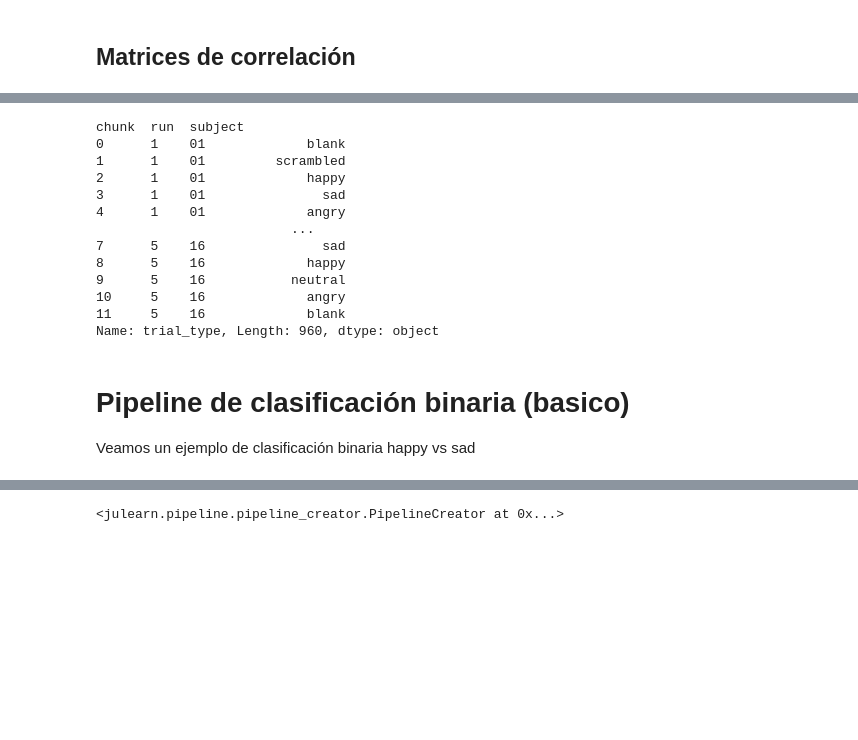
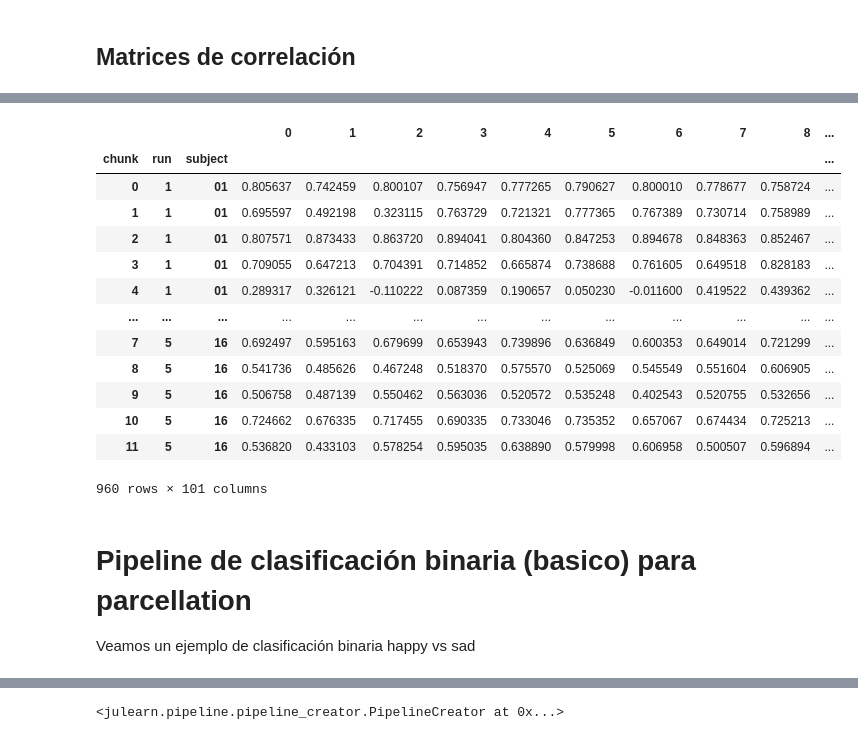
Before and after one commit to nicomastro/NeuroEmotions, a Jupyter notebook: notebooks/fc_analysis.ipynb, the cells around one changed output, grey strips where cells are left out. Drawn from its saved outputs; the diff is of its cells as text; code cells hidden in the pictures; blank space fills up the shorter version.

Commit message:
Update ml pipeline, all models

```diff
--- a/notebooks/fc_analysis.ipynb
+++ b/notebooks/fc_analysis.ipynb
@@ -59,3 +60,11 @@ plotting.plot_matrix(
+# %%
+def mean_corr(fc):
+    lower_corr = np.zeros((100,100))
+    lower_ix = np.tril_indices(100)
+    lower_corr[lower_ix] = fc
+    corr =  lower_corr.T + lower_corr - np.eye(100)
+    a = np.mean(corr,0)
+    return a
 # %%
 emos = ["happy", "sad", "angry", "neutral"]
 df_trial_type = None
@@ -71,21 +74,26 @@ for nruns in range(1,6):
+# %%
+# Mean correlation por columna de cada matriz
+final_df = pd.DataFrame(df_parcellation.apply(mean_corr, axis=1).to_list(), df_parcellation.index)
 # %%
-df_parcellation["trial_type"] = pd.concat([df_trial_type] * 16).values
+final_df["trial_type"] = pd.concat([df_trial_type] * 16).values
+final_df
 # %% [output]
+|  |  |  | 0 | 1 | 2 | 3 | 4 | 5 | 6 | 7 | 8 | ... |
+| chunk | run | subject |  |  |  |  |  |  |  |  |  | ... |
+| 0 | 1 | 01 | 0.805637 | 0.742459 | 0.800107 | 0.756947 | 0.777265 | 0.790627 | 0.800010 | 0.778677 | 0.758724 | ... |
+| 1 | 1 | 01 | 0.695597 | 0.492198 | 0.323115 | 0.763729 | 0.721321 | 0.777365 | 0.767389 | 0.730714 | 0.758989 | ... |
+| 2 | 1 | 01 | 0.807571 | 0.873433 | 0.863720 | 0.894041 | 0.804360 | 0.847253 | 0.894678 | 0.848363 | 0.852467 | ... |
+| 3 | 1 | 01 | 0.709055 | 0.647213 | 0.704391 | 0.714852 | 0.665874 | 0.738688 | 0.761605 | 0.649518 | 0.828183 | ... |
+| 4 | 1 | 01 | 0.289317 | 0.326121 | -0.110222 | 0.087359 | 0.190657 | 0.050230 | -0.011600 | 0.419522 | 0.439362 | ... |
+| ... | ... | ... | ... | ... | ... | ... | ... | ... | ... | ... | ... | ... |
+| 7 | 5 | 16 | 0.692497 | 0.595163 | 0.679699 | 0.653943 | 0.739896 | 0.636849 | 0.600353 | 0.649014 | 0.721299 | ... |
+| 8 | 5 | 16 | 0.541736 | 0.485626 | 0.467248 | 0.518370 | 0.575570 | 0.525069 | 0.545549 | 0.551604 | 0.606905 | ... |
+| 9 | 5 | 16 | 0.506758 | 0.487139 | 0.550462 | 0.563036 | 0.520572 | 0.535248 | 0.402543 | 0.520755 | 0.532656 | ... |
+| 10 | 5 | 16 | 0.724662 | 0.676335 | 0.717455 | 0.690335 | 0.733046 | 0.735352 | 0.657067 | 0.674434 | 0.725213 | ... |
+| 11 | 5 | 16 | 0.536820 | 0.433103 | 0.578254 | 0.595035 | 0.638890 | 0.579998 | 0.606958 | 0.500507 | 0.596894 | ... |
-chunk  run  subject
-0      1    01             blank
-1      1    01         scrambled
-2      1    01             happy
-3      1    01               sad
-4      1    01             angry
-                         ...
-7      5    16               sad
-8      5    16             happy
-9      5    16           neutral
-10     5    16             angry
-11     5    16             blank
-Name: trial_type, Length: 960, dtype: object
+960 rows × 101 columns
 # %% [markdown]
-# Pipeline de clasificación binaria (basico)
+# Pipeline de clasificación binaria (basico) para parcellation
 
 Veamos un ejemplo de clasificación binaria happy vs sad
 # %%
```
Also changed, not shown: parts of 19 cells of this notebook.
